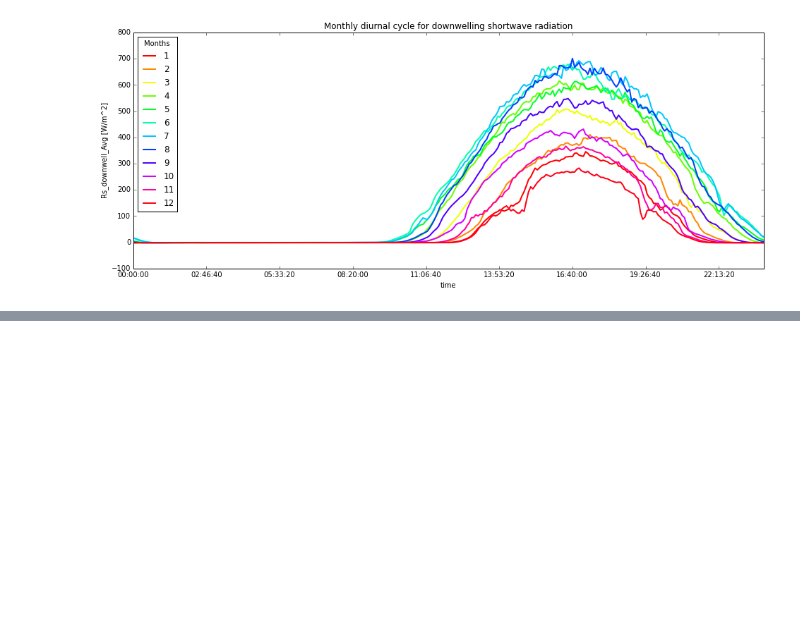
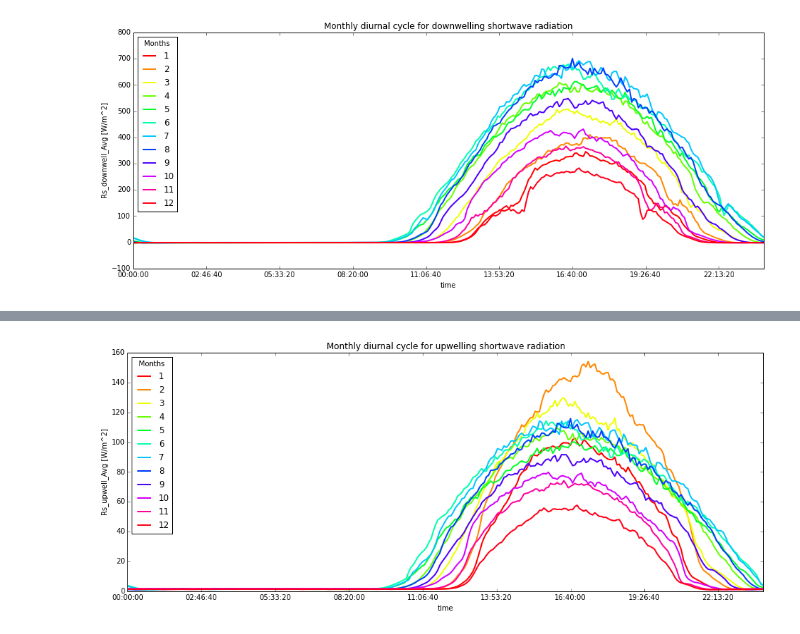
Before and after one commit to jsignell/intro-to-netcdf, a Jupyter notebook: Presentation.ipynb, the cells around one changed output, grey strips where cells are left out. Cells and saved outputs as stored; diff of their text form; code cells hidden in the pictures; blank space fills up the shorter version.

Commit message:
added upwelling

```diff
--- a/Presentation.ipynb
+++ b/Presentation.ipynb
@@ -75,0 +80,12 @@ plt.show()
+# %%
+var = 'Rs_upwell_Avg'
+df = ds[var].to_dataframe()
+
+pv = pd.pivot_table(df, index=df.index.time, columns=df.index.month, values= var, aggfunc='mean')
+pv.plot(figsize=(16,6), color=cm.hsv(np.linspace(0, 1, 12)), linewidth=2,
+        title='Monthly diurnal cycle for upwelling shortwave radiation')
+plt.legend(title='Months', loc='upper left')
+plt.ylabel('{var} [{units}]'.format(var=var, units=ds[var].units))
+plt.show()
+# %% [output]
+[figure, added]
```
Also changed, not shown: parts of 1 cell of this notebook.
